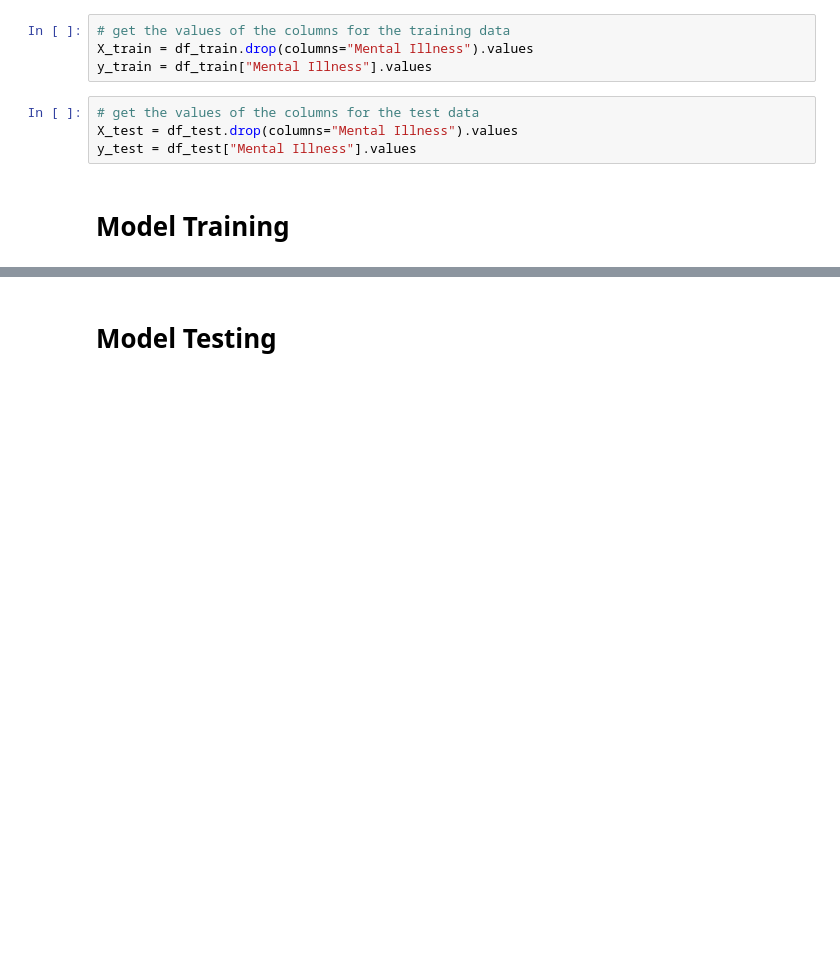
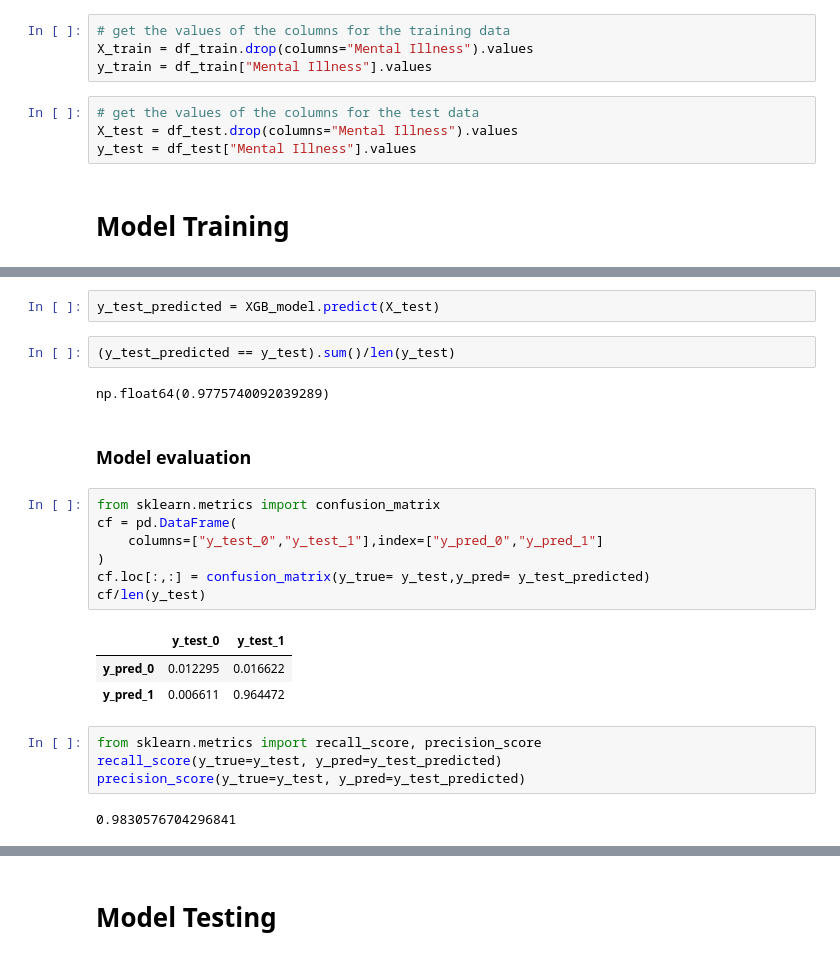
Before and after one commit to rdmouhouadi/Mental_Health_State_Prediction, a Jupyter notebook: Notebooks/Model_training/XGBOOST.ipynb, the cells around one changed output, grey strips where cells are left out. Drawn from its saved outputs; the diff is of its cells as text; blank space fills up the shorter version.

```diff
--- a/Notebooks/Model_training/XGBOOST.ipynb
+++ b/Notebooks/Model_training/XGBOOST.ipynb
@@ -175,0 +198,25 @@ y_test = df_test["Mental Illness"].values
+# %%
+y_test_predicted = XGB_model.predict(X_test)
+# %%
+(y_test_predicted == y_test).sum()/len(y_test)
+# %% [output]
+np.float64(0.9775740092039289)
+# %% [markdown]
+### Model evaluation
+# %%
+from sklearn.metrics import confusion_matrix
+cf = pd.DataFrame(
+    columns=["y_test_0","y_test_1"],index=["y_pred_0","y_pred_1"]
+)
+cf.loc[:,:] = confusion_matrix(y_true= y_test,y_pred= y_test_predicted)
+cf/len(y_test)
+# %% [output]
+|  | y_test_0 | y_test_1 |
+| y_pred_0 | 0.012295 | 0.016622 |
+| y_pred_1 | 0.006611 | 0.964472 |
+# %%
+from sklearn.metrics import recall_score, precision_score
+recall_score(y_true=y_test, y_pred=y_test_predicted)
+precision_score(y_true=y_test, y_pred=y_test_predicted)
+# %% [output]
+0.9830576704296841
```
Also changed, not shown: parts of 48 cells of this notebook, 4 other files.
